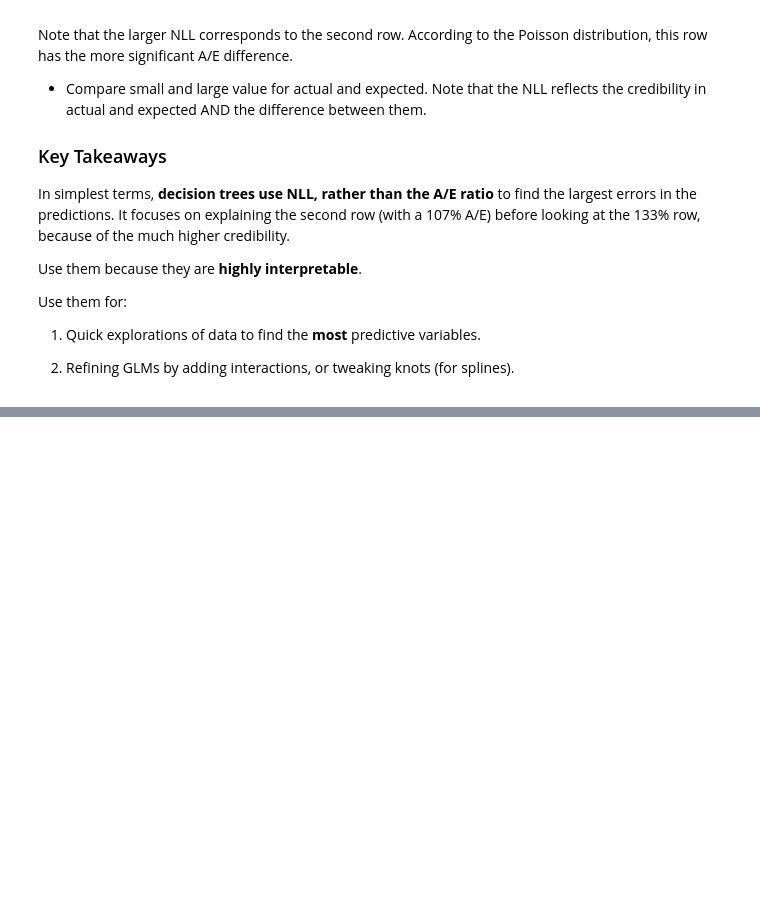
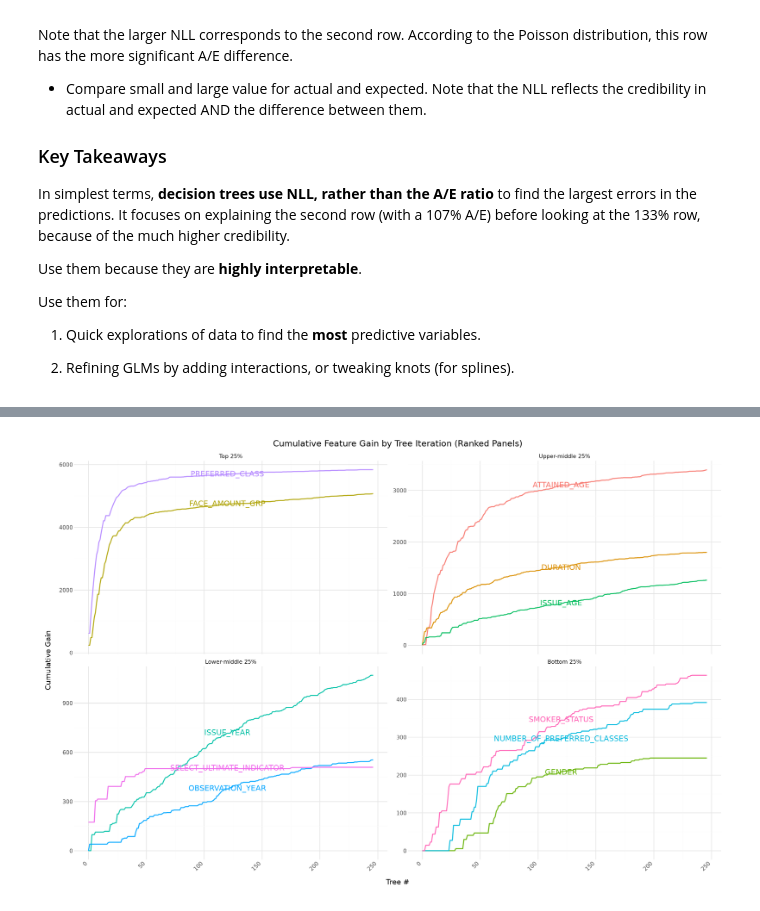
Before and after one commit to mma-fsa/data-examples, a Jupyter notebook: src/analysis/1_seriatim_data_analysis.ipynb, the cells around one changed output, grey strips where cells are left out. Saved outputs shown, nothing was run; the diff lists cells and outputs as text; code cells hidden in the pictures; blank space fills up the shorter version.

```diff
--- a/src/analysis/1_seriatim_data_analysis.ipynb
+++ b/src/analysis/1_seriatim_data_analysis.ipynb
@@ -186,0 +569,99 @@ Use them for:
+# %%
+import pandas as pd
+from plotnine import (
+    ggplot,
+    aes,
+    geom_line,
+    geom_text,
+    labs,
+    theme_minimal,
+    theme,
+    element_text,
+    facet_wrap,
+)
+
+# Pull split-level gain data and keep only real split features (exclude leaf rows).
+trees_df = xgb_model.trees_to_dataframe()
+feature_gain_by_tree = (
+    trees_df.loc[trees_df["Feature"].ne("Leaf"), ["Tree", "Feature", "Gain"]]
+    .groupby(["Tree", "Feature"], as_index=False)["Gain"]
+    .sum()
+    .sort_values(["Feature", "Tree"])
+    .reset_index(drop=True)
+)
+
+# Build a complete Tree x Feature grid so lines continue across trees with zero added gain.
+all_trees = pd.Index(sorted(feature_gain_by_tree["Tree"].unique()), name="Tree")
+all_features = pd.Index(sorted(feature_gain_by_tree["Feature"].unique()), name="Feature")
+feature_tree_grid = pd.MultiIndex.from_product([all_trees, all_features], names=["Tree", "Feature"]).to_frame(index=False)
+
+feature_gain_complete = (
+    feature_tree_grid
+    .merge(feature_gain_by_tree, on=["Tree", "Feature"], how="left")
+    .fillna({"Gain": 0.0})
+    .sort_values(["Feature", "Tree"])
+    .reset_index(drop=True)
+)
+
+feature_gain_complete["cumulative_gain"] = feature_gain_complete.groupby("Feature")["Gain"].cumsum()
+
+# Rank features by final cumulative gain, then split into 4 equal-count panels.
+feature_rank = (
+    feature_gain_complete.groupby("Feature", as_index=False)["cumulative_gain"]
+    .max()
+    .rename(columns={"cumulative_gain": "final_cumulative_gain"})
+    .sort_values("final_cumulative_gain", ascending=False)
+    .reset_index(drop=True)
+)
+feature_rank["rank"] = feature_rank.index + 1
+feature_rank["percentile"] = feature_rank["rank"] / len(feature_rank)
+
+def assign_panel(p):
+    if p <= 0.25:
+        return "Top 25%"
+    if p <= 0.50:
+        return "Upper-middle 25%"
+    if p <= 0.75:
+        return "Lower-middle 25%"
+    return "Bottom 25%"
+
+feature_rank["panel"] = feature_rank["percentile"].map(assign_panel)
+panel_order = ["Top 25%", "Upper-middle 25%", "Lower-middle 25%", "Bottom 25%"]
+feature_rank["panel"] = pd.Categorical(feature_rank["panel"], categories=panel_order, ordered=True)
+
+plot_df = feature_gain_complete.merge(feature_rank[["Feature", "panel"]], on="Feature", how="left")
+
+# Label each feature at the midpoint tree for that feature's trajectory inside each panel.
+label_df = (
+    plot_df.sort_values(["panel", "Feature", "Tree"])
+    .groupby(["panel", "Feature"], as_index=False, group_keys=False)
+    .apply(lambda g: g.iloc[[len(g) // 2]])
+    .reset_index(drop=True)
+)
+
+(
+    ggplot(plot_df, aes(x="Tree", y="cumulative_gain", color="Feature"))
+    + geom_line(size=0.9, alpha=0.9)
+    + geom_text(
+        data=label_df,
+        mapping=aes(label="Feature"),
+        ha="center",
+        va="center",
+        size=12,
+        show_legend=False,
+    )
+    + facet_wrap("~panel", ncol=2, scales="free_y")
+    + labs(
+        title="Cumulative Feature Gain by Tree Iteration (Ranked Panels)",
+        x="Tree #",
+        y="Cumulative Gain",
+    )
+    + theme_minimal()
+    + theme(
+        figure_size=(15, 10),
+        axis_text_x=element_text(rotation=45, hjust=1),
+        legend_position="none",
+    )
+)
+# %% [output]
+[figure, added]
```
Also changed, not shown: parts of 19 cells of this notebook, 1 other file.
